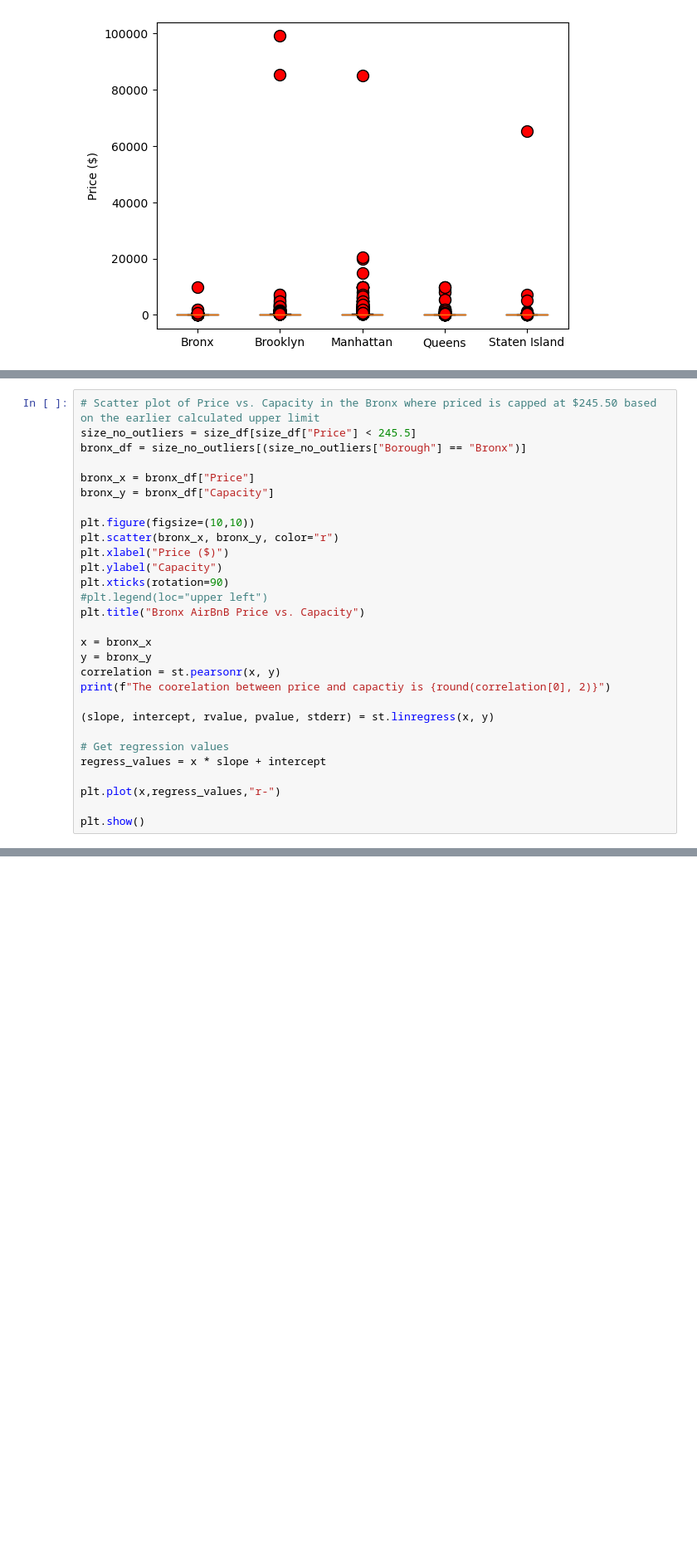
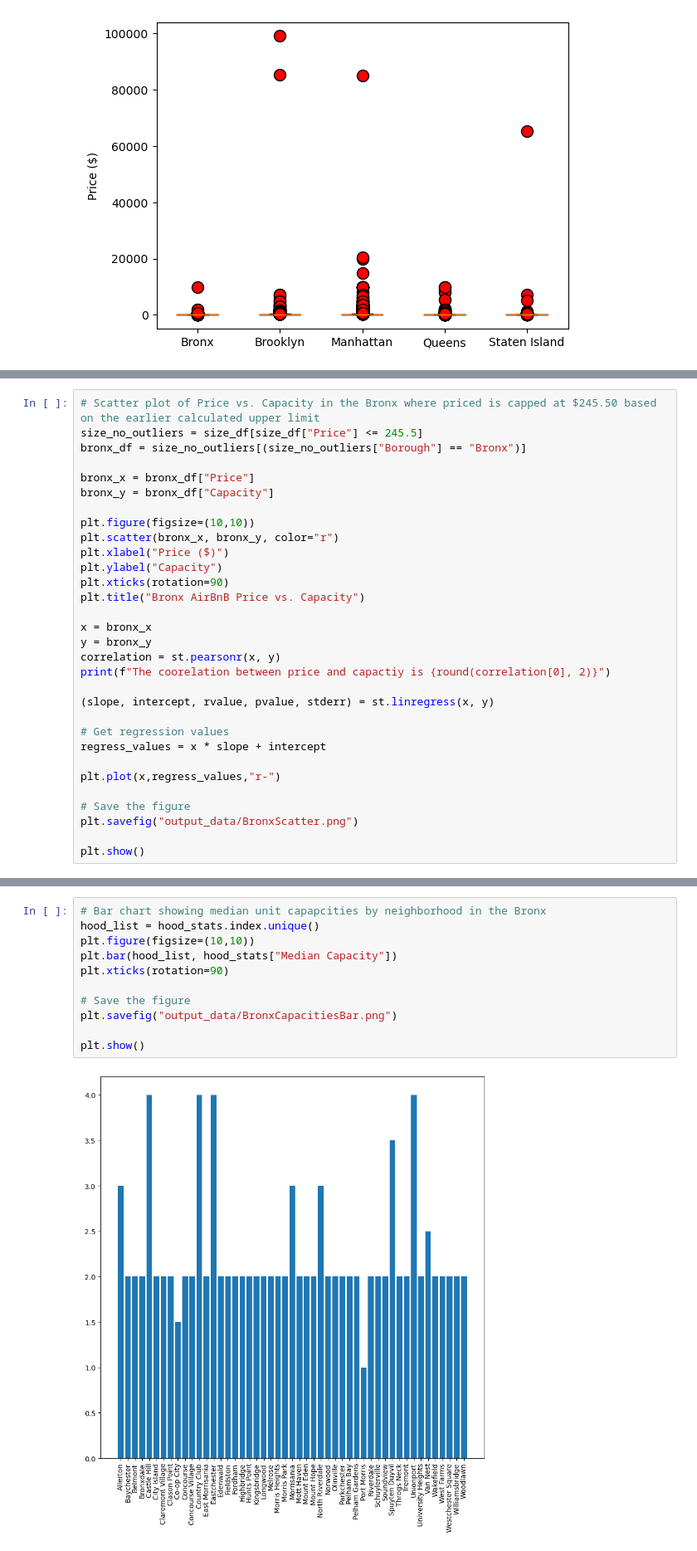
Before and after one commit to jdaiutolo7/Project-1, a Jupyter notebook: project1_michael.ipynb, the cells around one changed output, grey strips where cells are left out. Shown at 83% size. Cells and saved outputs as stored; diff of their text form; blank space fills up the shorter version.

```diff
--- a/project1_michael.ipynb
+++ b/project1_michael.ipynb
@@ -333,6 +342,6 @@ plt.show()
 # %%
 # Scatter plot of Price vs. Capacity in the Bronx where priced is capped at $245.50 based on the earlier calculated upper limit
-size_no_outliers = size_df[size_df["Price"] < 245.5]
+size_no_outliers = size_df[size_df["Price"] <= 245.5]
 bronx_df = size_no_outliers[(size_no_outliers["Borough"] == "Bronx")]
 
 bronx_x = bronx_df["Price"]
@@ -343,7 +352,6 @@ plt.scatter(bronx_x, bronx_y, color="r")
 plt.xlabel("Price ($)")
 plt.ylabel("Capacity")
 plt.xticks(rotation=90)
-#plt.legend(loc="upper left")
 plt.title("Bronx AirBnB Price vs. Capacity")
 
 x = bronx_x
@@ -358,6 +366,9 @@ regress_values = x * slope + intercept
 
 plt.plot(x,regress_values,"r-")
 
+# Save the figure
+plt.savefig("output_data/BronxScatter.png")
+
 plt.show()
 # %% [output]
 The coorelation between price and capactiy is 0.6
@@ -397,3 +411,16 @@ hood_stats
 | Westchester Square | 2.909091 | 2.0 | 3.890909 | 1.972539 | 0.594743 |
 | Williamsbridge | 3.000000 | 2.0 | 3.974359 | 1.993579 | 0.224295 |
 | Woodlawn | 3.000000 | 2.0 | 4.333333 | 2.081666 | 0.577350 |
+# %%
+# Bar chart showing median unit capapcities by neighborhood in the Bronx
+hood_list = hood_stats.index.unique()
+plt.figure(figsize=(10,10))
+plt.bar(hood_list, hood_stats["Median Capacity"])
+plt.xticks(rotation=90)
+
+# Save the figure
+plt.savefig("output_data/BronxCapacitiesBar.png")
+
+plt.show()
+# %% [output]
+[figure, added]
```
Also changed, not shown: parts of 39 cells of this notebook, 20 other files.
